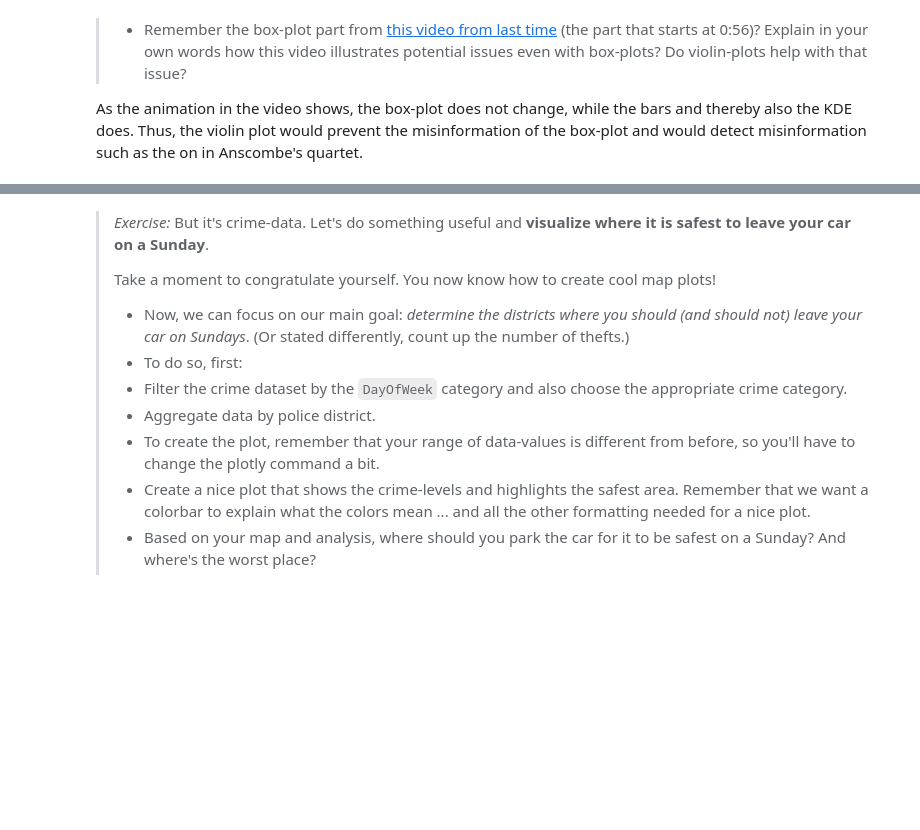
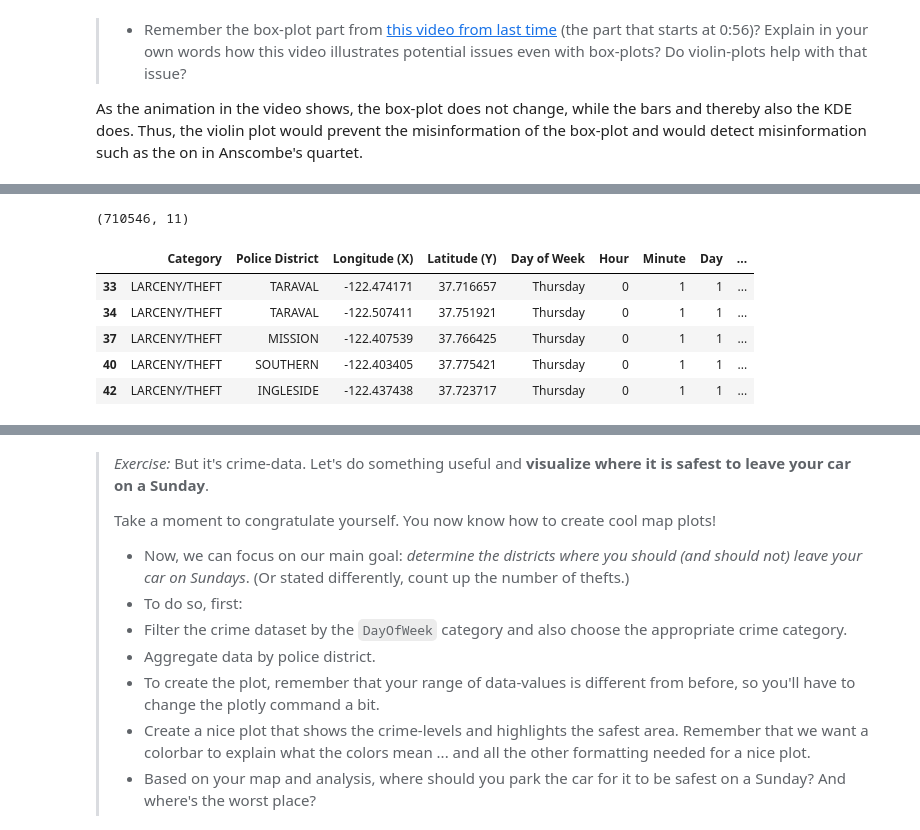
Before and after one commit to AleksandarLukic96/02806_Social_Data, a Jupyter notebook: notebooks/W3_Alek.ipynb, the cells around one changed output, grey strips where cells are left out. Cells and saved outputs as stored; diff of their text form; code cells hidden in the pictures; blank space fills up the shorter version.

```diff
--- a/notebooks/W3_Alek.ipynb
+++ b/notebooks/W3_Alek.ipynb
@@ -17,0 +18,5 @@ This week, we will work our way through four parts:
+# %%
+# Set pandas display options to show all columns for .head command
+pd.set_option('display.max_columns', None)  # Show all columns
+pd.set_option('display.width', None)        # Auto-detect the display width
+pd.set_option('display.max_colwidth', None) # Show full content of each column
@@ -18,2 +35,7 @@ This week, we will work our way through four parts:
+# %%
+# Read crime data from the CSV file
+data_path = os.path.abspath(os.path.join(os.pardir, "data"))
+csv_name = "Police_Department_Incident_Reports_Complete.csv"
+df = pd.read_csv(os.path.join(data_path, csv_name))
 # %% [markdown]
 ## Part 1: Fundamentals of data visualization
@@ -105,0 +127,16 @@ As the animation in the video shows, the box-plot does not change, while the bar
+# %%
+# Crime of choice
+# crime = "DRUG/NARCOTIC"
+crime = "LARCENY/THEFT"
+df_temp = df[df["Category"] == crime]
+
+print(df_temp.shape)
+df_temp.head()
+# %% [output]
+(710546, 11)
+|  | Category | Police District | Longitude (X) | Latitude (Y) | Day of Week | Hour | Minute | Day | ... |
+| 33 | LARCENY/THEFT | TARAVAL | -122.474171 | 37.716657 | Thursday | 0 | 1 | 1 | ... |
+| 34 | LARCENY/THEFT | TARAVAL | -122.507411 | 37.751921 | Thursday | 0 | 1 | 1 | ... |
+| 37 | LARCENY/THEFT | MISSION | -122.407539 | 37.766425 | Thursday | 0 | 1 | 1 | ... |
+| 40 | LARCENY/THEFT | SOUTHERN | -122.403405 | 37.775421 | Thursday | 0 | 1 | 1 | ... |
+| 42 | LARCENY/THEFT | INGLESIDE | -122.437438 | 37.723717 | Thursday | 0 | 1 | 1 | ... |
```
Also changed, not shown: parts of 15 cells of this notebook.
